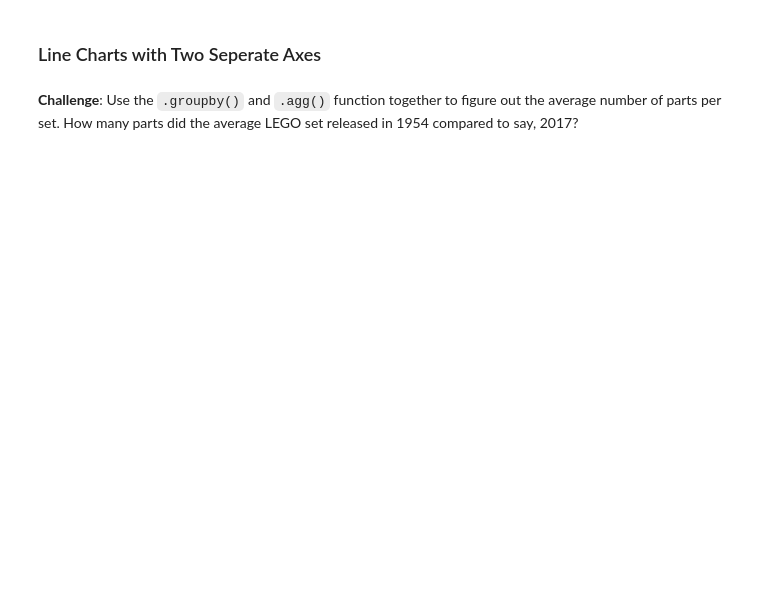
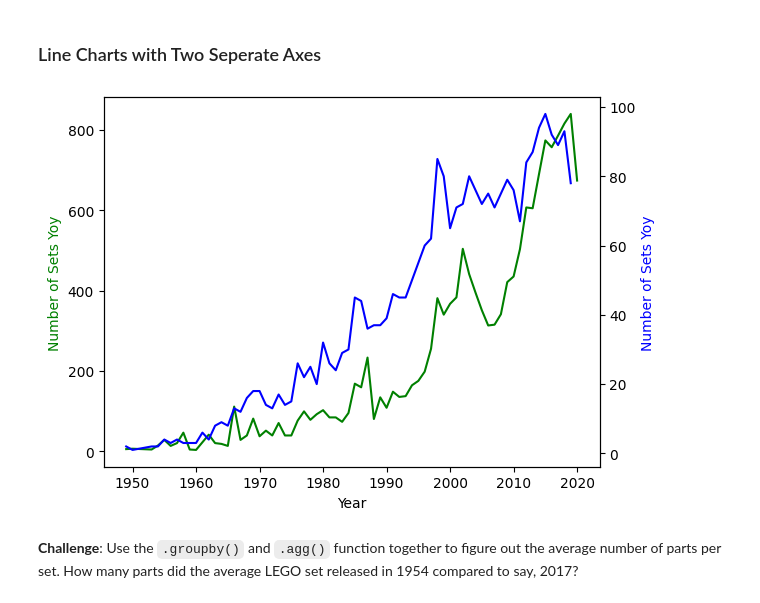
Before and after one commit to Zamir29/100-days-of-Python, a Jupyter notebook: day_74/Lego_Analysis_for_Course.ipynb, the cells around one changed output. Saved outputs shown, nothing was run; the diff lists cells and outputs as text; code cells hidden in the pictures; blank space fills up the shorter version.

```diff
--- a/day_74/Lego_Analysis_for_Course.ipynb
+++ b/day_74/Lego_Analysis_for_Course.ipynb
@@ -255,4 +255,18 @@ plt.legend(loc='upper center', bbox_to_anchor=(0.5, -0.08), ncol=7)
 # %% [markdown]
 ### Line Charts with Two Seperate Axes
+# %%
+ax1 = plt.gca() # get current axis
+ax2 = ax1.twinx() # twin the axis of 1 to this so they share it
+
+# Add style
+ax1.plot(sets_by_year_clean.index, sets_by_year_clean, 'g')
+ax2.plot(themes_by_year_clean.index, themes_by_year_clean, 'b')
+
+ax1.set_xlabel('Year')
+ax1.set_ylabel('Number of Sets Yoy', color='green')
+ax2.set_ylabel('Number of Sets Yoy', color='blue')
+plt.show()
+# %% [output]
+[figure, added]
 # %% [markdown]
 **Challenge**: Use the <code>.groupby()</code> and <code>.agg()</code> function together to figure out the average number of parts per set. How many parts did the average LEGO set released in 1954 compared to say, 2017?
```
Also changed, not shown: parts of 5 cells of this notebook.
